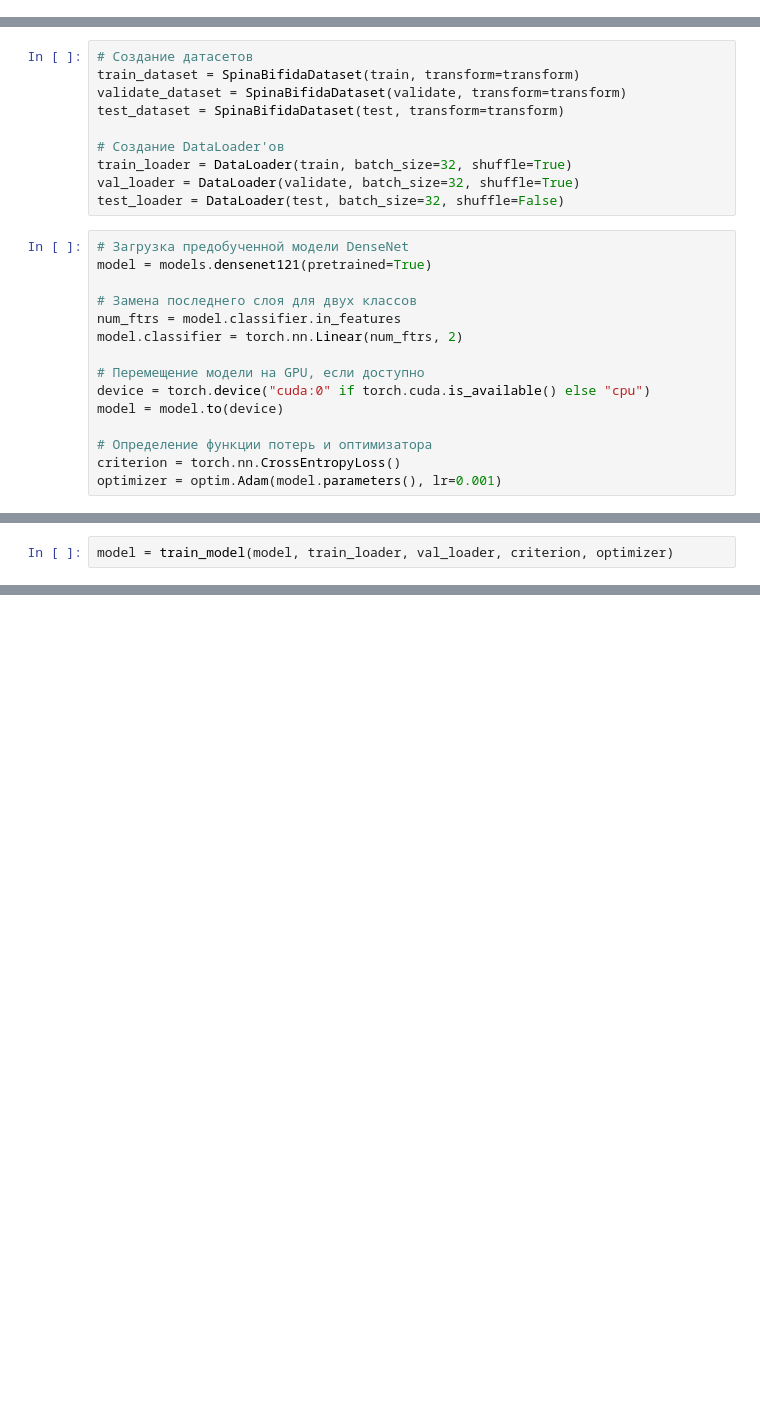
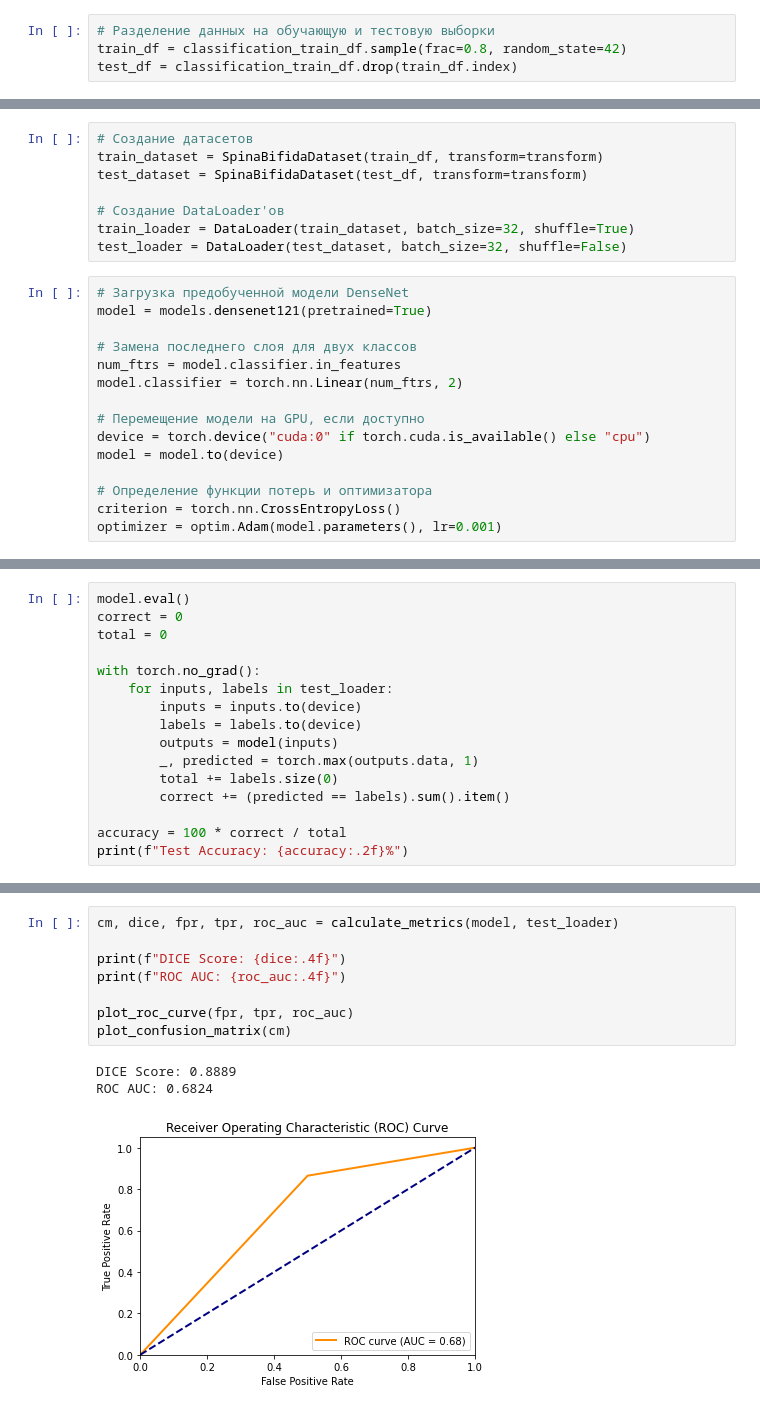
Before and after one commit to almanelis/spina_bifida, a Jupyter notebook: train_classification_model.ipynb, the cells around one changed output, grey strips where cells are left out. Cells and saved outputs as stored; diff of their text form; blank space fills up the shorter version.

```diff
--- a/train_classification_model.ipynb
+++ b/train_classification_model.ipynb
@@ -217,3 +192,7 @@ train, validate, test = \
+# %%
+# Разделение данных на обучающую и тестовую выборки
+train_df = classification_train_df.sample(frac=0.8, random_state=42)
+test_df = classification_train_df.drop(train_df.index)
 # %%
 transform = transforms.Compose([
     transforms.Resize((256, 256)),
@@ -222,14 +201,12 @@ transform = transforms.Compose([
 ])
 # %%
 # Создание датасетов
-train_dataset = SpinaBifidaDataset(train, transform=transform)
-validate_dataset = SpinaBifidaDataset(validate, transform=transform)
-test_dataset = SpinaBifidaDataset(test, transform=transform)
+train_dataset = SpinaBifidaDataset(train_df, transform=transform)
+test_dataset = SpinaBifidaDataset(test_df, transform=transform)
 
 # Создание DataLoader'ов
-train_loader = DataLoader(train, batch_size=32, shuffle=True)
-val_loader = DataLoader(validate, batch_size=32, shuffle=True)
-test_loader = DataLoader(test, batch_size=32, shuffle=False)
+train_loader = DataLoader(train_dataset, batch_size=32, shuffle=True)
+test_loader = DataLoader(test_dataset, batch_size=32, shuffle=False)
 # %%
 # Загрузка предобученной модели DenseNet
 model = models.densenet121(pretrained=True)
@@ -296,2 +255,0 @@ def train_model(model, train_loader, val_loader, criterion, optimizer, num_epoch
-# %%
-model = train_model(model, train_loader, val_loader, criterion, optimizer)
@@ -299,0 +256,16 @@ NameError: name 'ReduceLROnPlateau' is not defined
+# %%
+model.eval()
+correct = 0
+total = 0
+
+with torch.no_grad():
+    for inputs, labels in test_loader:
+        inputs = inputs.to(device)
+        labels = labels.to(device)
+        outputs = model(inputs)
+        _, predicted = torch.max(outputs.data, 1)
+        total += labels.size(0)
+        correct += (predicted == labels).sum().item()
+
+accuracy = 100 * correct / total
+print(f"Test Accuracy: {accuracy:.2f}%")
@@ -299,0 +328,12 @@ NameError: name 'ReduceLROnPlateau' is not defined
+# %%
+cm, dice, fpr, tpr, roc_auc = calculate_metrics(model, test_loader)
+
+print(f"DICE Score: {dice:.4f}")
+print(f"ROC AUC: {roc_auc:.4f}")
+
+plot_roc_curve(fpr, tpr, roc_auc)
+plot_confusion_matrix(cm)
+# %% [output]
+DICE Score: 0.8889
+ROC AUC: 0.6824
+[figure, added]
```
Also changed, not shown: parts of 18 cells of this notebook, 2 other files.
